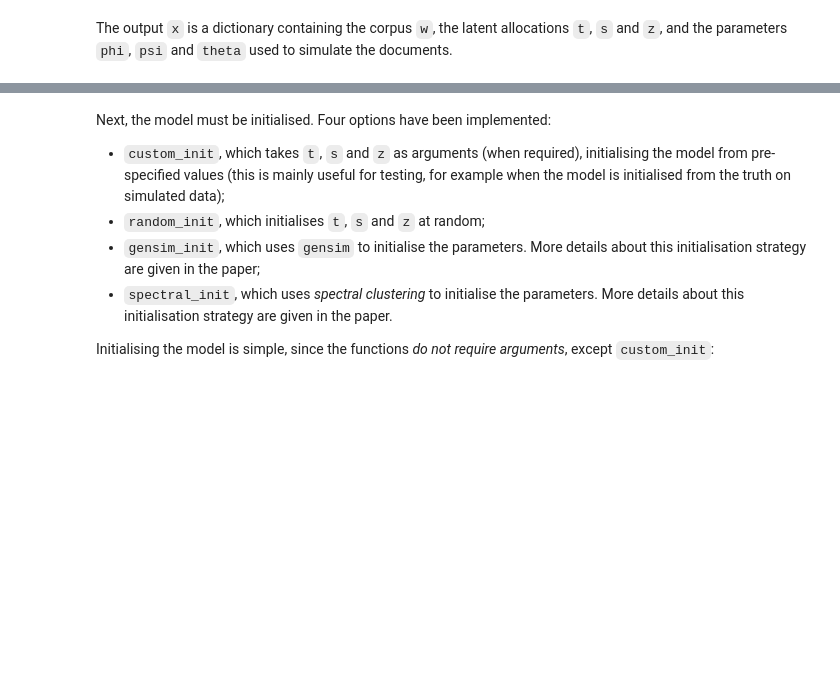
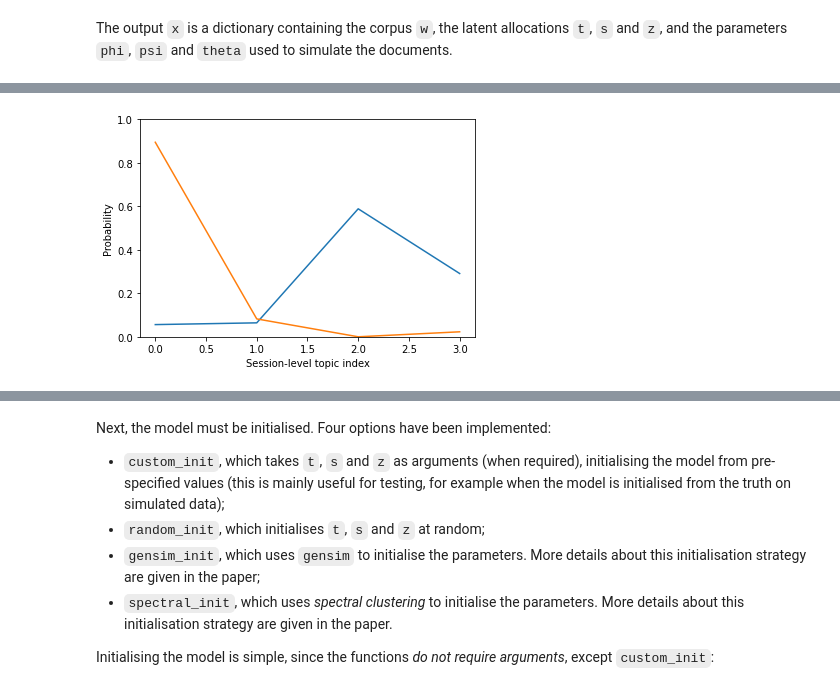
Before and after one commit to fraspass/ncbc, a Jupyter notebook: notebooks/test_library.ipynb, the cells around one changed output, grey strips where cells are left out. Saved outputs shown, nothing was run; the diff lists cells and outputs as text; code cells hidden in the pictures; blank space fills up the shorter version.

```diff
--- a/notebooks/test_library.ipynb
+++ b/notebooks/test_library.ipynb
@@ -19,2 +19,10 @@ list(x.keys())
+# %%
+import matplotlib.pyplot as plt
+for h in x['psi']:
+    plt.plot(x['psi'][h])
+plt.ylabel('Probability'); plt.xlabel('Session-level topic index'); plt.ylim((0,1))
+plt.show()
+# %% [output]
+[figure, added]
 # %%
 import matplotlib.pyplot as plt
```
Also changed, not shown: parts of 11 cells of this notebook, 2 other files.
